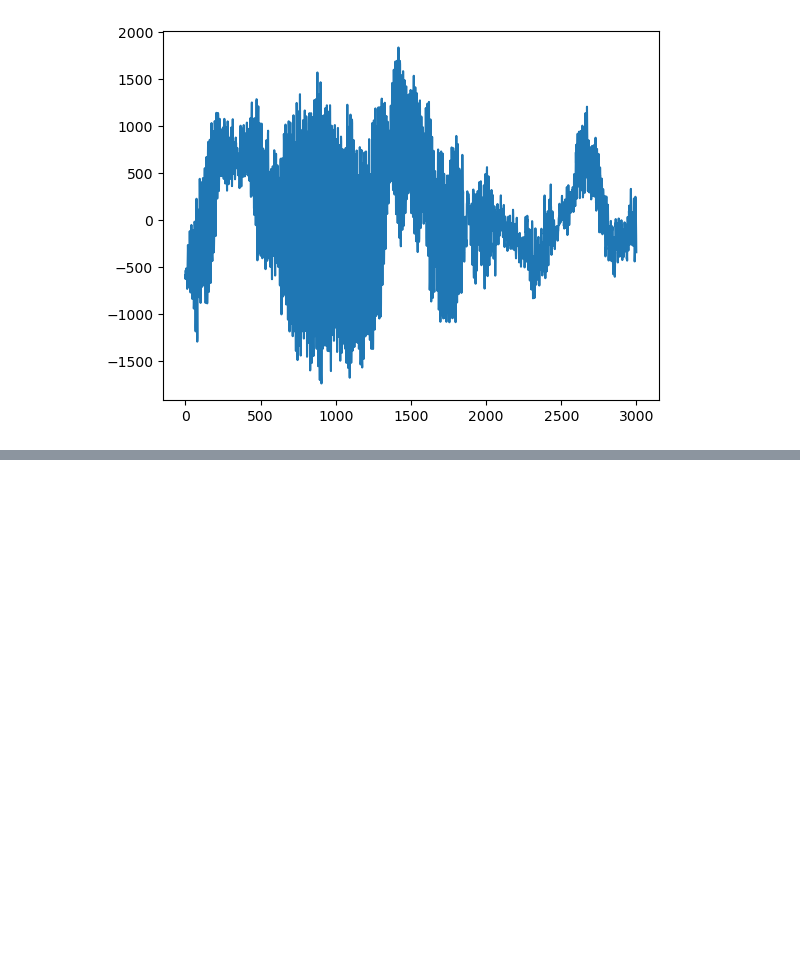
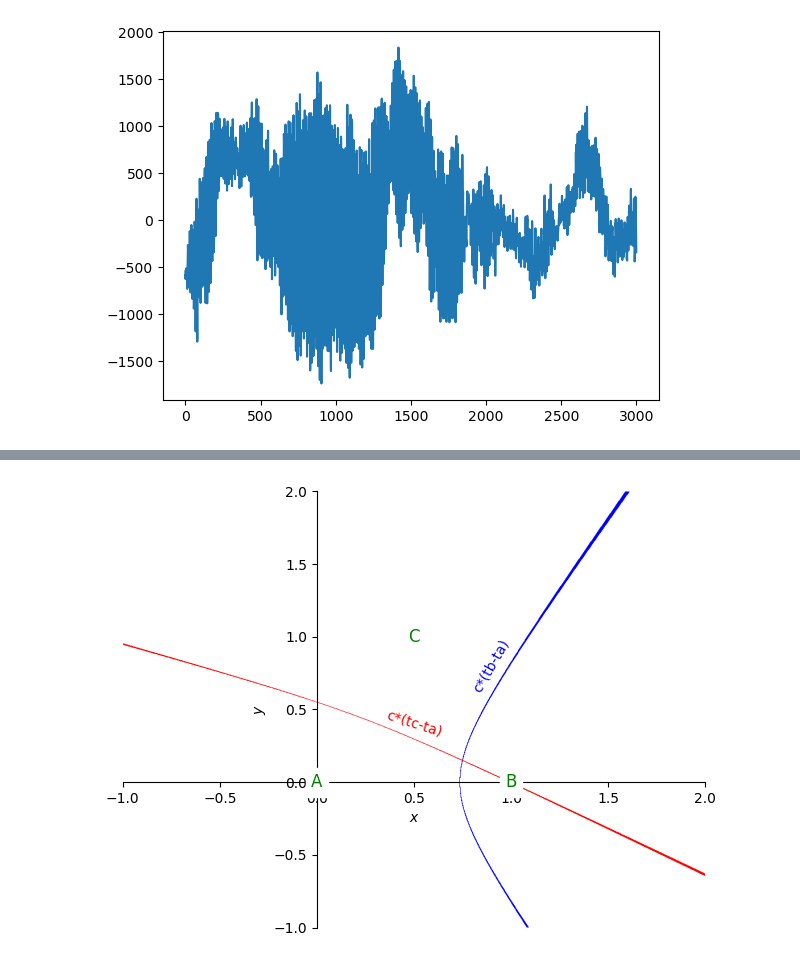
Before and after one commit to autocart-capstone/autocart, a Jupyter notebook: SourceCodes/sound_localization/misc/playground.ipynb, the cells around one changed output, grey strips where cells are left out. Cells and saved outputs as stored; diff of their text form; code cells hidden in the pictures; blank space fills up the shorter version.

```diff
--- a/SourceCodes/sound_localization/misc/playground.ipynb
+++ b/SourceCodes/sound_localization/misc/playground.ipynb
@@ -415,0 +449,22 @@ plt.plot(sound[14000:17000])
+# %%
+import matplotlib.pyplot as plt
+
+
+c = 343
+ta = R_A/c
+tb = R_B/c
+tc = R_C/c
+
+p2 = plot_implicit(Eq(sqrt((B[0]-x)**2 + (B[1]-y)**2)-sqrt((A[0]-x)**2 + (A[1]-y)**2), c*(tb-ta)), (x, -1, 2), (y, -1, 2), show=False, line_color="b",
+                   annotations=[{'xy': (A[0], A[1]), 'text': "A", 'ha': 'center', 'va': 'center', 'color': 'green', 'size': 'large', 'backgroundcolor':'white'},
+                                {'xy': (B[0], B[1]), 'text': "B", 'ha': 'center', 'va': 'center', 'color': 'green', 'size': 'large', 'backgroundcolor':'white'},
+                                {'xy': (C[0], C[1]), 'text': "C", 'ha': 'center', 'va': 'center', 'color': 'green', 'size': 'large', 'backgroundcolor':'white'},
+                                {'xy': (0.5, 0.40),   'text': "c*(tc-ta)", 'rotation': -18.0, 'ha': 'center', 'va': 'center', 'color': 'red'},
+                                {'xy': (0.90, 0.8), 'text': "c*(tb-ta)", 'rotation': 60.0, 'ha': 'center', 'va': 'center', 'color': 'blue'},]
+)
+p3 = plot_implicit(Eq(sqrt((C[0]-x)**2 + (C[1]-y)**2)-sqrt((A[0]-x)**2 + (A[1]-y)**2), c*(tc-ta)), (x, -1, 2), (y, -1, 2),show=False, line_color="r")
+p2.append(p3[0])
+
+p2.show()
+# %% [output]
+[figure, added]
```
Also changed, not shown: parts of 5 cells of this notebook.
